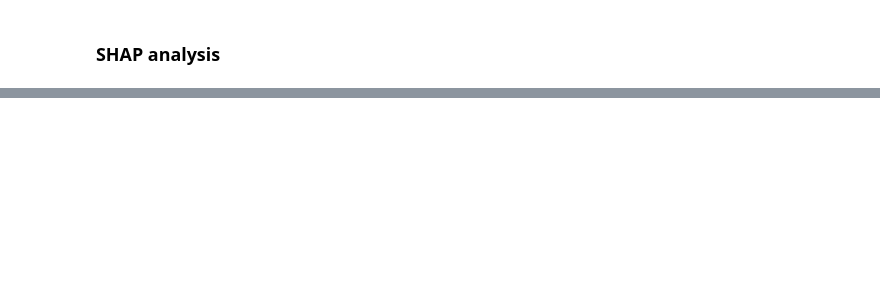
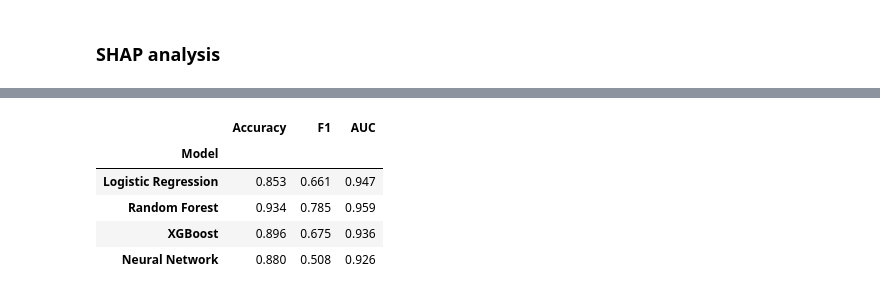
Before and after one commit to dylanbyrne3454/F1_predictor, a Jupyter notebook: 02_creating_models.ipynb, the cells around one changed output, grey strips where cells are left out. Saved outputs shown, nothing was run; the diff lists cells and outputs as text; code cells hidden in the pictures; blank space fills up the shorter version.

```diff
--- a/02_creating_models.ipynb
+++ b/02_creating_models.ipynb
@@ -313,0 +287,25 @@ plt.show()
+# %%
+# Comparison
+
+from sklearn.metrics import f1_score, accuracy_score, roc_auc_score
+
+results = []
+for name, model in [('Logistic Regression', lr), ('Random Forest', rf),
+                     ('XGBoost', xgb), ('Neural Network', nn)]:
+    preds = model.predict(X_test)
+    proba = model.predict_proba(X_test)[:,1]
+    results.append({
+        'Model': name,
+        'Accuracy': accuracy_score(y_test, preds),
+        'F1': f1_score(y_test, preds),
+        'AUC': roc_auc_score(y_test, proba)
+    })
+
+pd.DataFrame(results).set_index('Model').round(3)
+# %% [output]
+|  | Accuracy | F1 | AUC |
+| Model |  |  |  |
+| Logistic Regression | 0.853 | 0.661 | 0.947 |
+| Random Forest | 0.934 | 0.785 | 0.959 |
+| XGBoost | 0.896 | 0.675 | 0.936 |
+| Neural Network | 0.880 | 0.508 | 0.926 |
```
Also changed, not shown: parts of 12 cells of this notebook, 5 other files.
